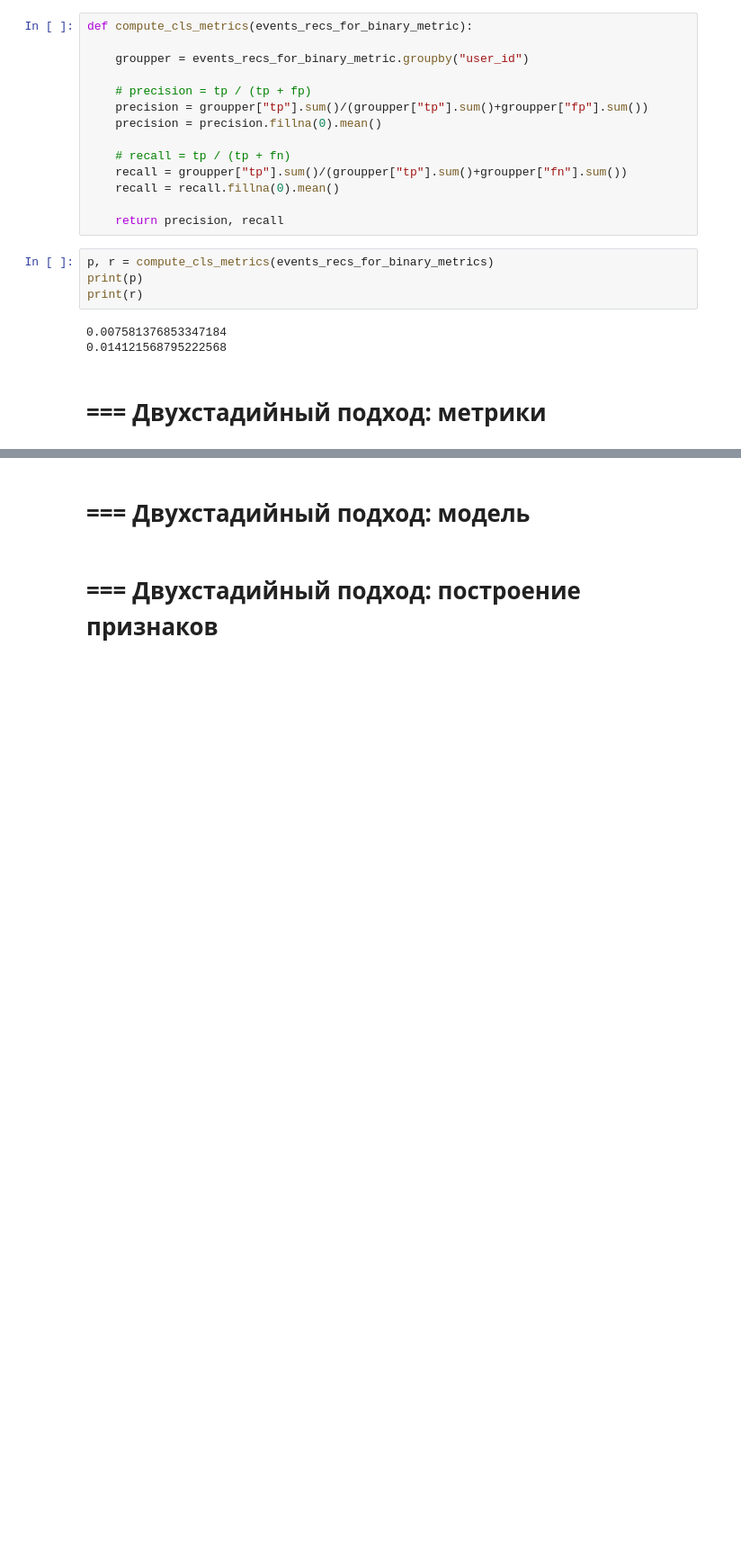
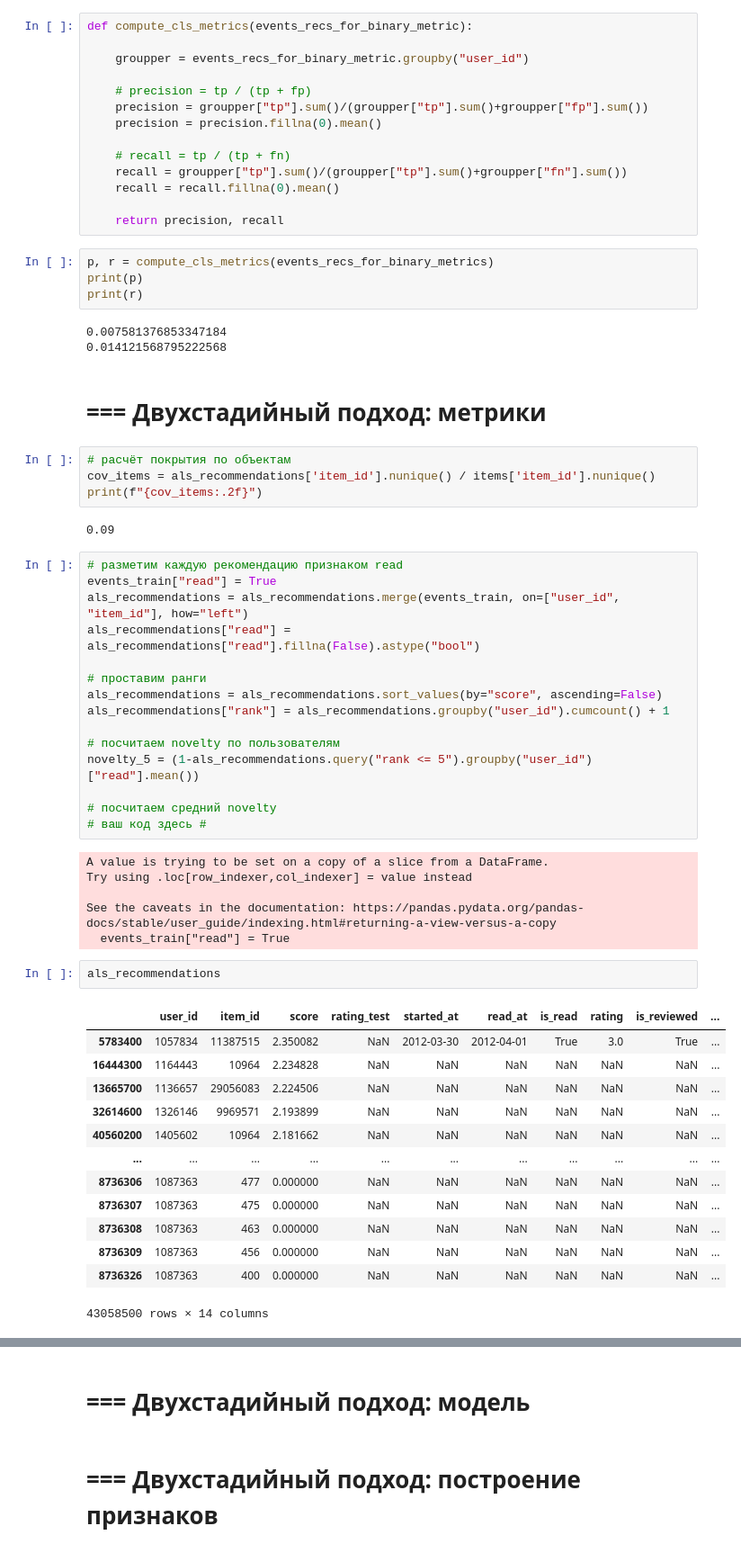
Before and after one commit to TLMCH/mle-recsys-start, a Jupyter notebook: main_offline.ipynb, the cells around one changed output, grey strips where cells are left out. Shown at 90% size. Cells and saved outputs as stored; diff of their text form; blank space fills up the shorter version.

```diff
--- a/main_offline.ipynb
+++ b/main_offline.ipynb
@@ -705,3 +705,46 @@ print(r)
 0.014121568795222568
 # %% [markdown]
 # === Двухстадийный подход: метрики
+# %%
+# расчёт покрытия по объектам
+cov_items = als_recommendations['item_id'].nunique() / items['item_id'].nunique()
+print(f"{cov_items:.2f}")
+# %% [output]
+0.09
+# %%
+# разметим каждую рекомендацию признаком read
+events_train["read"] = True
+als_recommendations = als_recommendations.merge(events_train, on=["user_id", "item_id"], how="left")
+als_recommendations["read"] = als_recommendations["read"].fillna(False).astype("bool")
+
+# проставим ранги
+als_recommendations = als_recommendations.sort_values(by="score", ascending=False)
+als_recommendations["rank"] = als_recommendations.groupby("user_id").cumcount() + 1
+
+# посчитаем novelty по пользователям
+novelty_5 = (1-als_recommendations.query("rank <= 5").groupby("user_id")["read"].mean())
+
+# посчитаем средний novelty
+# ваш код здесь #
+# %% [output]
+A value is trying to be set on a copy of a slice from a DataFrame.
+Try using .loc[row_indexer,col_indexer] = value instead
+
+See the caveats in the documentation: https://pandas.pydata.org/pandas-docs/stable/user_guide/indexing.html#returning-a-view-versus-a-copy
+  events_train["read"] = True
+# %%
+als_recommendations
+# %% [output]
+|  | user_id | item_id | score | rating_test | started_at | read_at | is_read | rating | is_reviewed | ... |
+| 5783400 | 1057834 | 11387515 | 2.350082 | NaN | 2012-03-30 | 2012-04-01 | True | 3.0 | True | ... |
+| 16444300 | 1164443 | 10964 | 2.234828 | NaN | NaN | NaN | NaN | NaN | NaN | ... |
+| 13665700 | 1136657 | 29056083 | 2.224506 | NaN | NaN | NaN | NaN | NaN | NaN | ... |
+| 32614600 | 1326146 | 9969571 | 2.193899 | NaN | NaN | NaN | NaN | NaN | NaN | ... |
+| 40560200 | 1405602 | 10964 | 2.181662 | NaN | NaN | NaN | NaN | NaN | NaN | ... |
+| ... | ... | ... | ... | ... | ... | ... | ... | ... | ... | ... |
+| 8736306 | 1087363 | 477 | 0.000000 | NaN | NaN | NaN | NaN | NaN | NaN | ... |
+| 8736307 | 1087363 | 475 | 0.000000 | NaN | NaN | NaN | NaN | NaN | NaN | ... |
+| 8736308 | 1087363 | 463 | 0.000000 | NaN | NaN | NaN | NaN | NaN | NaN | ... |
+| 8736309 | 1087363 | 456 | 0.000000 | NaN | NaN | NaN | NaN | NaN | NaN | ... |
+| 8736326 | 1087363 | 400 | 0.000000 | NaN | NaN | NaN | NaN | NaN | NaN | ... |
+43058500 rows × 14 columns
```
Also changed, not shown: parts of 2 cells of this notebook.
